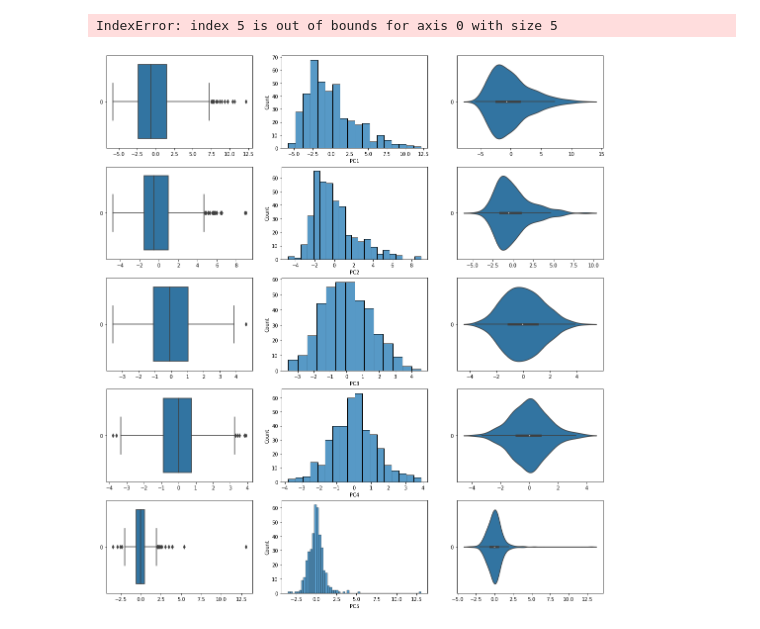
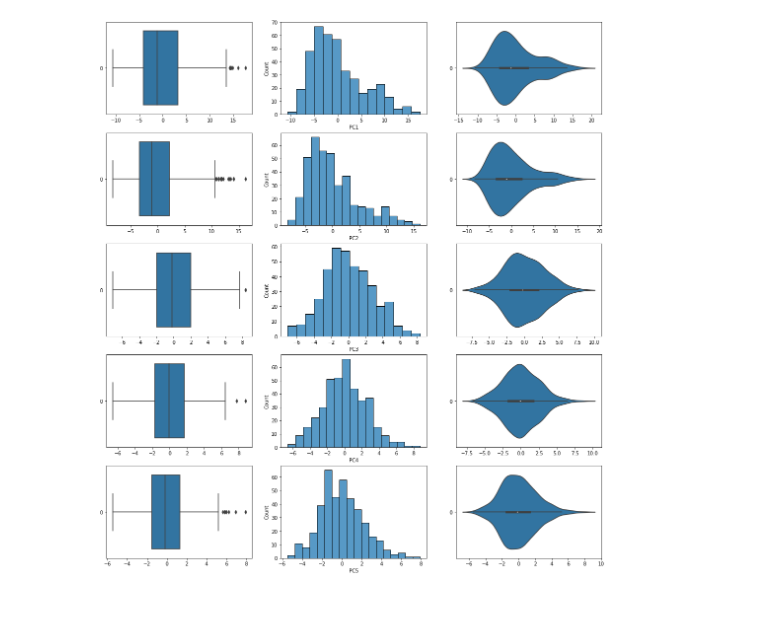
Before and after one commit to CSA100/nba-dsai, a Jupyter notebook: EDA.ipynb, the cells around one changed output. Saved outputs shown, nothing was run; the diff lists cells and outputs as text; code cells hidden in the pictures.

Commit message:
plots fix

```diff
--- a/EDA.ipynb
+++ b/EDA.ipynb
@@ -15,13 +15,10 @@ df.head()
 # %%
 # Draw the distributions of all variables
 f, axes = plt.subplots(5, 3, figsize=(18, 20))
 
-count = 0
-for var in df:
-    sns.boxplot(data = df[var], orient = "h", ax = axes[count,0])
-    sns.histplot(data = df[var], ax = axes[count,1])
-    sns.violinplot(data = df[var], orient = "h", ax = axes[count,2])
-    count += 1
+for i in range (1, 6):
+    sns.boxplot(data = df[f"PC{i}"], orient = "h", ax = axes[i - 1, 0])
+    sns.histplot(data = df[f"PC{i}"], ax = axes[i - 1, 1])
+    sns.violinplot(data = df[f"PC{i}"], orient = "h", ax = axes[i - 1, 2])
 # %% [output]
-IndexError: index 5 is out of bounds for axis 0 with size 5
-[figure, old version]
+[figure, new version]
```
Also changed, not shown: parts of 1 cell of this notebook.
